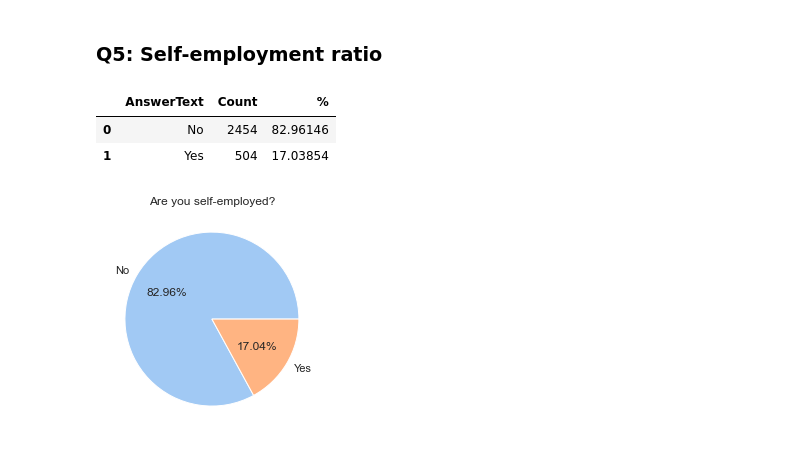
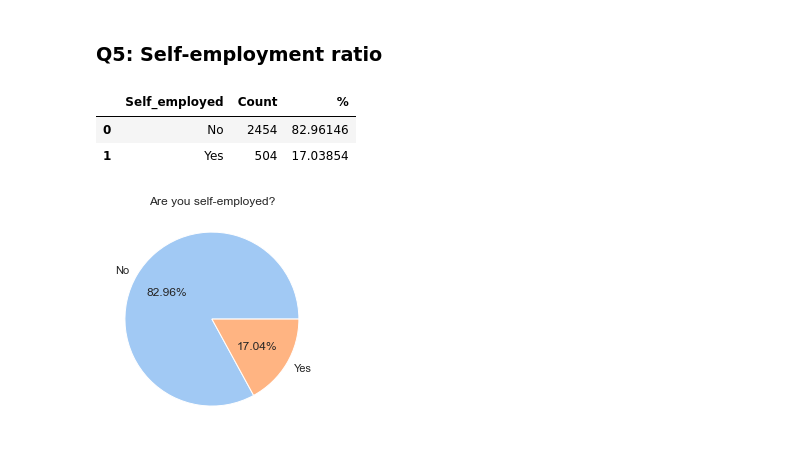
Before and after one commit to Selorikas/mental-health, a Jupyter notebook: mental-health.ipynb, the cells around one changed output. Cells and saved outputs as stored; diff of their text form; code cells hidden in the pictures.

Commit message:
Change AnswerText column to fit answer

```diff
--- a/mental-health.ipynb
+++ b/mental-health.ipynb
@@ -78,6 +81,7 @@ q3 = get_valid_answers(3)
 # %%
 # Q5: "Are you self-employed?"
 q5 = get_valid_answers(5)
+q5.rename(columns={'AnswerText': 'Self_employed'}, inplace = True)
 # %%
 # Q13: "Is your primary role within your company related to tech/IT?"
 q13 = get_valid_answers(13)
@@ -164,16 +169,16 @@ ax.legend(bbox_to_anchor= (1,1))
 # %% [markdown]
 ### Q5: Self-employment ratio
 # %%
-# change: 1 -> Yes, 0 -> No
-q5['AnswerText'] = np.where((q5.AnswerText == '1'), 'Yes', q5.AnswerText)
-q5['AnswerText'] = np.where((q5.AnswerText == '0'), 'No', q5.AnswerText)
+# Change: 1 -> Yes, 0 -> No
+q5['Self_employed'] = np.where((q5.Self_employed == '1'), 'Yes', q5.Self_employed)
+q5['Self_employed'] = np.where((q5.Self_employed == '0'), 'No', q5.Self_employed)
 # %%
 # Group and count by answer
-q5_by_answer = q5.groupby('AnswerText').size().reset_index(name='Count')
+q5_by_answer = q5.groupby('Self_employed').size().reset_index(name='Count')
 q5_by_answer['%'] = append_count_in_percent(q5_by_answer)
 q5_by_answer
 # %% [output]
-|  | AnswerText | Count | % |
+|  | Self_employed | Count | % |
 | 0 | No | 2454 | 82.96146 |
 | 1 | Yes | 504 | 17.03854 |
 # %%
```
Also changed, not shown: parts of 18 cells of this notebook.
